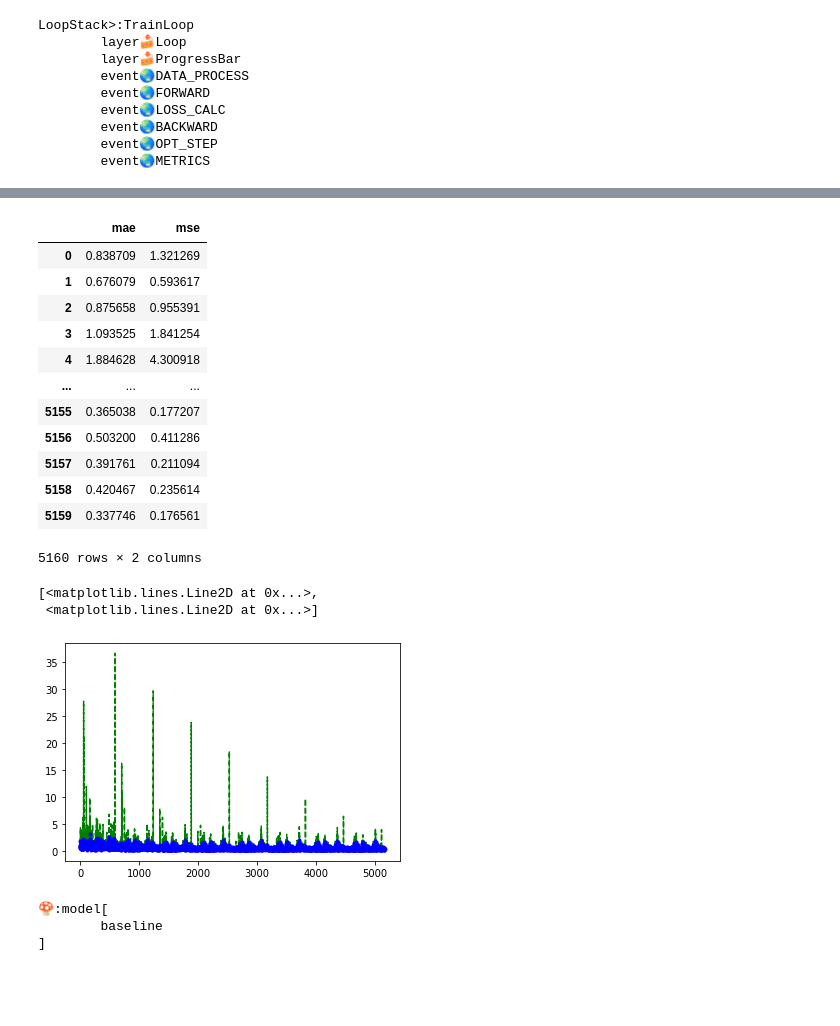
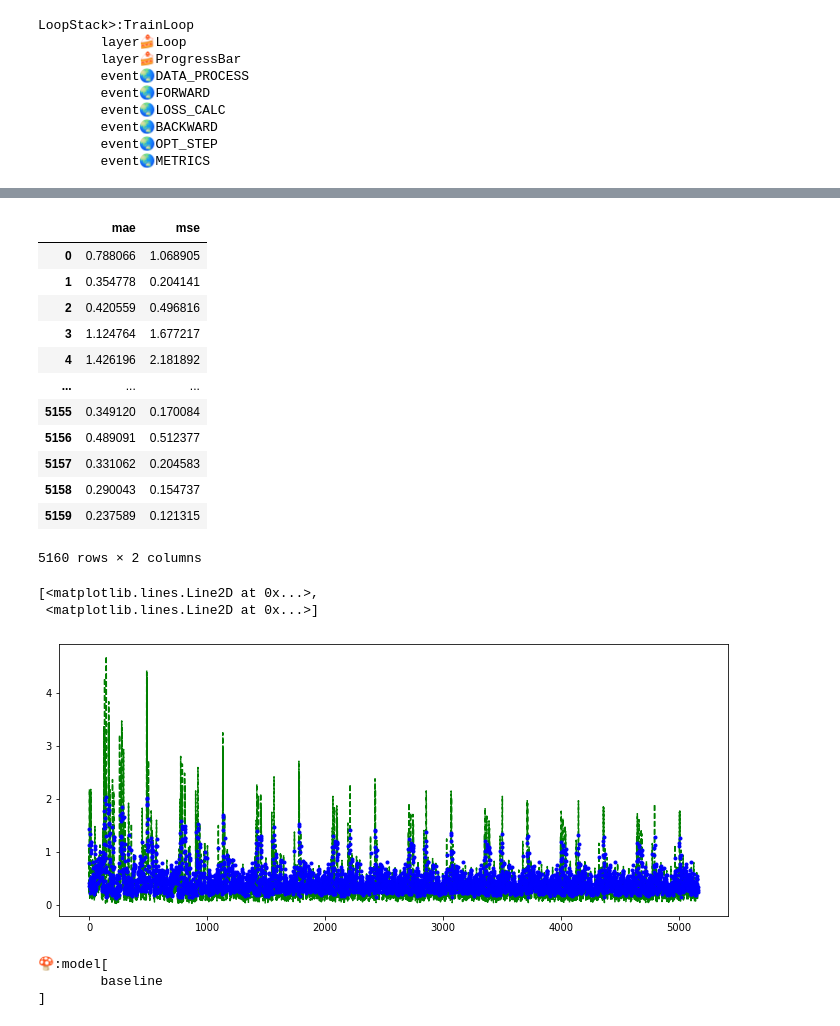
Before and after one commit to raynardj/forgebox, a Jupyter notebook: nbs/15_loopstack.ipynb, the cells around one changed output, grey strips where cells are left out. Saved outputs shown, nothing was run; the diff lists cells and outputs as text; code cells hidden in the pictures; blank space fills up the shorter version.

Commit message:
loop stack 2

```diff
--- a/nbs/15_loopstack.ipynb
+++ b/nbs/15_loopstack.ipynb
@@ -26,6 +26,9 @@ def denorm(m,s): return lambda x: (x*s)+m
 
 x_normed = norm(x.mean(0),x.std(0))(x)
 y_normed = norm(y.mean(),y.std())(y)
+
+x_normed = np.clip(x_normed,-2,2)
+y_normed = np.clip(y_normed,-2,2)
 # %%
 x_normed.mean(0).astype(np.float16),x_normed.std(0),\
 y_normed.mean().astype(np.float16),y_normed.std()
@@ -117,19 +120,19 @@ from torch import is_tensor
 def train_callbacks(loop):
     @loop.on_DATA_PROCESS
     def opt_zero_grad(loop):
-        loop.opt("zero_grad")
+        loop.opt("zero_grad")()
 
     @loop.before_1st_FORWARD
     def switch_model_to_train(loop):
-        loop.model("train")
+        loop.model("train")()
 
     @loop.BACKWARD.on
     def opt_step(loop):
-        loop.loss("backward")
+        loop.loss("backward")()
 
     @loop.BACKWARD.on
     def opt_step(loop):
-        loop.opt("step")
+        loop.opt("step")()
 
 def to_tensor(x):
     return torch.Tensor(x)
@@ -144,21 +147,19 @@ def train_single_forward(metric_func = []):
 
         @self.on_FORWARD
         def forward_pass(self):
-            y_ = self.model("__call__",self.var.x)
+            y_ = self.model()(self.var.x)
             self.var.y_ = y_.popitem()[1][:,0]
 
         @self.on_LOSS_CALC
         def calculate_loss(self):
-            for loss_name,loss_val in \
-                self.loss_func("__call__",self.var.y_,self.var.y).items():
+            for loss_name,loss_val in self.loss_func()(self.var.y_,self.var.y).items():
                 self.loss[loss_name] = loss_val
 
         @self.on_METRICS
         def calcualte_metrics(self):
             # calculate metrics
             with torch.no_grad():
-                self.metric.cases.update(self.metric_func("__call__",
-                                                          self.var.y_,self.var.y))
+                self.metric.cases.update(self.metric_func()(self.var.y_,self.var.y))
 
         @self.on_METRICS
         def to_item(self):
@@ -176,11 +177,11 @@ def single_device(device):
     def single_device_callback(self):
         @on_DATA_PROCESS
         def var_to_device(self):
-            self.var.update("to",device)
+            self.var.update("to")(device)
 
         @before_1st_FORWARD
         def model_to_device(self):
-            self.model.update("to",device)
+            self.model.update("to")(device)
 
     return single_device
 
@@ -212,7 +213,7 @@ class EvalLoop(LoopStack):
         self.new_setting("model","var",
                          "loss_func","loss",
                          "hp","cuda","metric_func","metric")
-        self.__init__(data_iter,)
+        self.init(data_iter,)
 
         @self.EVAL_FORWARD.downstream
         def torch_eval_wrap(self,func):
@@ -254,26 +259,27 @@ import pandas as pd
 pd.DataFrame(loop.results)
 # %% [output]
 |  | mae | mse |
-| 0 | 0.838709 | 1.321269 |
-| 1 | 0.676079 | 0.593617 |
-| 2 | 0.875658 | 0.955391 |
-| 3 | 1.093525 | 1.841254 |
-| 4 | 1.884628 | 4.300918 |
+| 0 | 0.788066 | 1.068905 |
+| 1 | 0.354778 | 0.204141 |
+| 2 | 0.420559 | 0.496816 |
+| 3 | 1.124764 | 1.677217 |
+| 4 | 1.426196 | 2.181892 |
 | ... | ... | ... |
-| 5155 | 0.365038 | 0.177207 |
-| 5156 | 0.503200 | 0.411286 |
-| 5157 | 0.391761 | 0.211094 |
-| 5158 | 0.420467 | 0.235614 |
-| 5159 | 0.337746 | 0.176561 |
+| 5155 | 0.349120 | 0.170084 |
+| 5156 | 0.489091 | 0.512377 |
+| 5157 | 0.331062 | 0.204583 |
+| 5158 | 0.290043 | 0.154737 |
+| 5159 | 0.237589 | 0.121315 |
 5160 rows × 2 columns
 # %%
 from matplotlib import pyplot as plt
 # %%
+plt.figure(figsize = (12,5))
 plt.plot(pd.DataFrame(loop.results).mse,"g--",pd.DataFrame(loop.results).mae,"b.")
 # %% [output]
 [<matplotlib.lines.Line2D at 0x...>,
  <matplotlib.lines.Line2D at 0x...>]
-[figure, old version]
+[figure, new version]
 # %%
 loop.model
 # %% [output]
```
Also changed, not shown: parts of 6 cells of this notebook, 9 other files.
